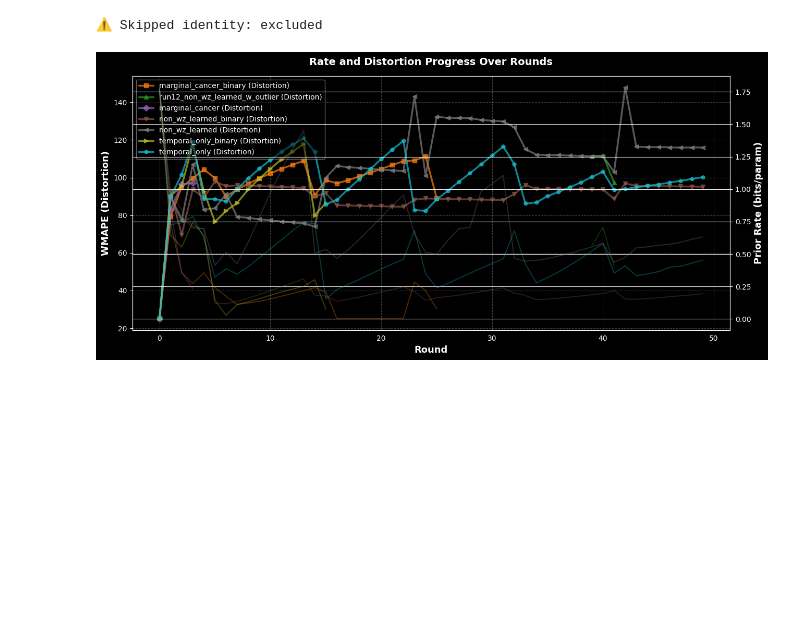
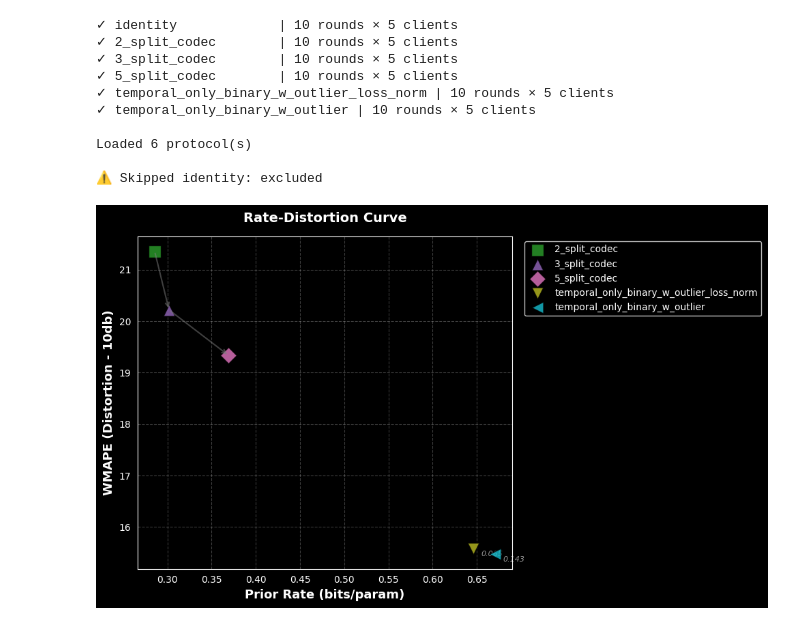
Before and after one commit to HosseinOutward/VUB-ACS-25_Thesis, a Jupyter notebook: FL_code/experiments/records_analysis.ipynb, the cells around one changed output. Saved outputs shown, nothing was run; the diff lists cells and outputs as text; code cells hidden in the pictures; blank space fills up the shorter version.

```diff
--- a/FL_code/experiments/records_analysis.ipynb
+++ b/FL_code/experiments/records_analysis.ipynb
@@ -220,49 +227,27 @@ Loaded 8 protocol(s)
-# %%
-# function to plot rate and distortion progress over rounds for all protocols with the rate being thin faded line on second y-axis. there are multiple clients per round, so we need to average the rate and distortion across clients for each round.
-def plot_rate_distortion_progress(all_protocols: Dict[str, pd.DataFrame], exclude=[]) -> None:
-    """Plot rate and distortion progress over rounds for all protocols."""
-    fig, ax1 = plt.subplots(figsize=(13, 6), dpi=100)
-    ax2 = ax1.twinx()  # Secondary y-axis for rate
-    colors = plt.cm.tab10(np.linspace(0, 1, len(all_protocols)))
-    markers = ['o', 's', '^', 'D', 'v', '<', '>', 'p', '*', 'h']  # Different shapes
-
-    for idx, (name, df) in enumerate(all_protocols.items()):
-        if name in exclude:
-            print(f"⚠ Skipped {name}: excluded")
-            continue
-        if "wmape" not in df.columns or "prior_rate" not in df.columns:
-            print(f"⚠ Skipped {name}: missing wmape or prior_rate columns")
-            continue
-
-        # Average across clients for each round
-        round_data = df.groupby("round_id").agg({"wmape": "mean", "prior_rate": "mean"}).reset_index()
-
-        # Distortion (WMAPE)
-        ax1.plot(round_data["round_id"], round_data["wmape"],
-                 color=colors[idx], alpha=0.70, linewidth=2.5,
-                 marker=markers[idx % len(markers)], markersize=6,
-                 markevery=1, label=f"{name} (Distortion)", zorder=2)
-
-        # Rate (thin faded line)
-        ax2.plot(round_data["round_id"], round_data["prior_rate"],
-                 color=colors[idx], alpha=0.30, linewidth=1.5,
-                 label=f"{name} (Rate)", zorder=1)
-
-    ax1.set_xlabel("Round", fontsize=13, fontweight="bold")
-    ax1.set_ylabel("WMAPE (Distortion)", fontsize=13, fontweight="bold")
-    ax2.set_ylabel("Prior Rate (bits/param)", fontsize=13, fontweight="bold")
-    ax1.set_title("Rate and Distortion Progress Over Rounds", fontsize=14, fontweight="bold", pad=15)
-    ax1.legend(loc="upper left", framealpha=0.5)
-    # ax2.legend(loc="upper right", framealpha=0.5)
-    ax1.grid(True, alpha=0.25, linestyle="--")
-    plt.tight_layout()
-    plt.show()
-
-
-plot_rate_distortion_progress(
-    all_protocols,
-    exclude=['identity']
-)
-# %% [output]
-⚠ Skipped identity: excluded
-[figure, removed]
+# %%
+# Load all protocols from records directory
+all_protocols = load_all_protocols(
+    records_dir=Path("../records"),
+    # start_round=10,           # Start from round 0
+    end_round=10,          # Include all rounds (or set a limit like 50)
+    # exclude=['identity']     # Skip specific protocols
+)
+
+# print_meta_rates(all_protocols)
+
+plot_rate_distortion(
+    all_protocols,
+    exclude=['identity']
+)
+# %% [output]
+✓ identity             | 10 rounds × 5 clients
+✓ 2_split_codec        | 10 rounds × 5 clients
+✓ 3_split_codec        | 10 rounds × 5 clients
+✓ 5_split_codec        | 10 rounds × 5 clients
+✓ temporal_only_binary_w_outlier_loss_norm | 10 rounds × 5 clients
+✓ temporal_only_binary_w_outlier | 10 rounds × 5 clients
+
+Loaded 6 protocol(s)
+
+⚠ Skipped identity: excluded
+[figure, added]
```
Also changed, not shown: parts of 4 cells of this notebook, 6 other files.
